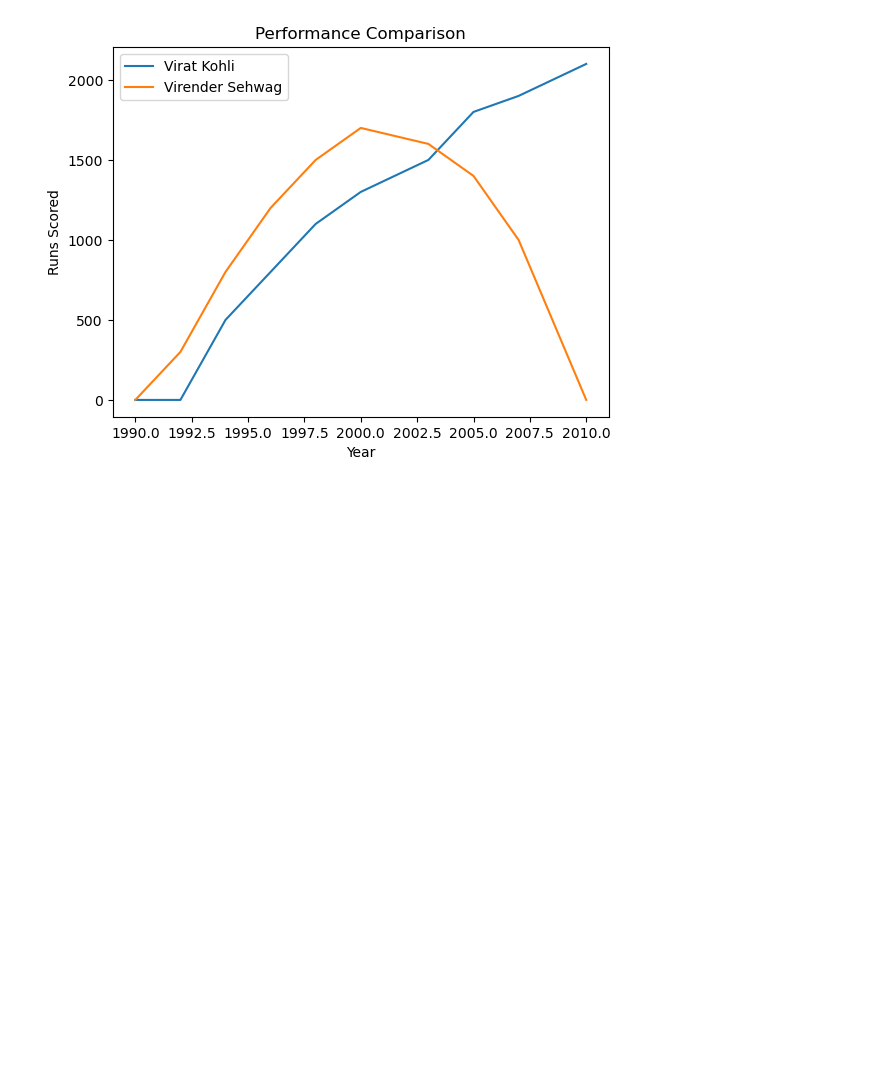
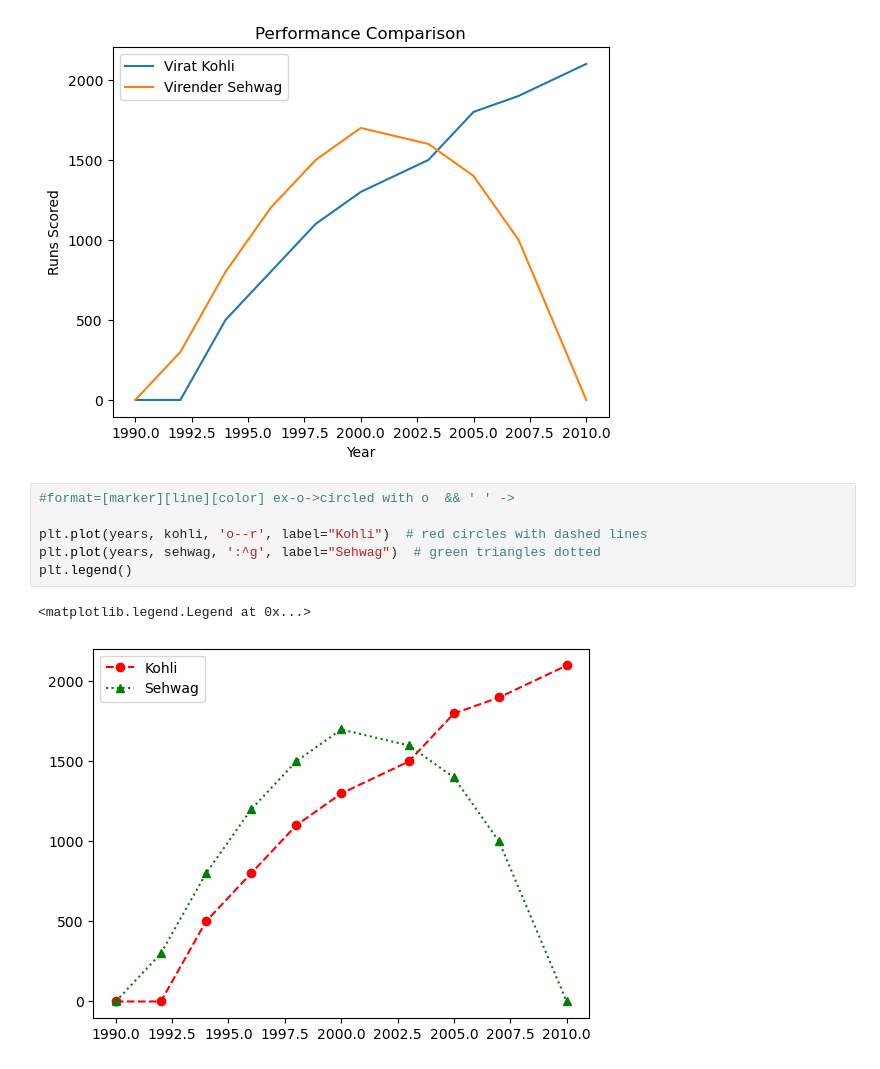
Before and after one commit to piyush332020/jupyter_notebook, a Jupyter notebook: matplotlib/matplot.ipynb, the cells around one changed output. Saved outputs shown, nothing was run; the diff lists cells and outputs as text; blank space fills up the shorter version.

Commit message:
Auto-sync: matplot.ipynb

```diff
--- a/matplotlib/matplot.ipynb
+++ b/matplotlib/matplot.ipynb
@@ -30,3 +30,12 @@ plt.legend()
 plt.show()
 # %% [output]
 [figure]
+# %%
+#format=[marker][line][color] ex-o->circled with o  && ' ' ->
+
+plt.plot(years, kohli, 'o--r', label="Kohli")  # red circles with dashed lines
+plt.plot(years, sehwag, ':^g', label="Sehwag")  # green triangles dotted
+plt.legend()
+# %% [output]
+<matplotlib.legend.Legend at 0x...>
+[figure, added]
```
